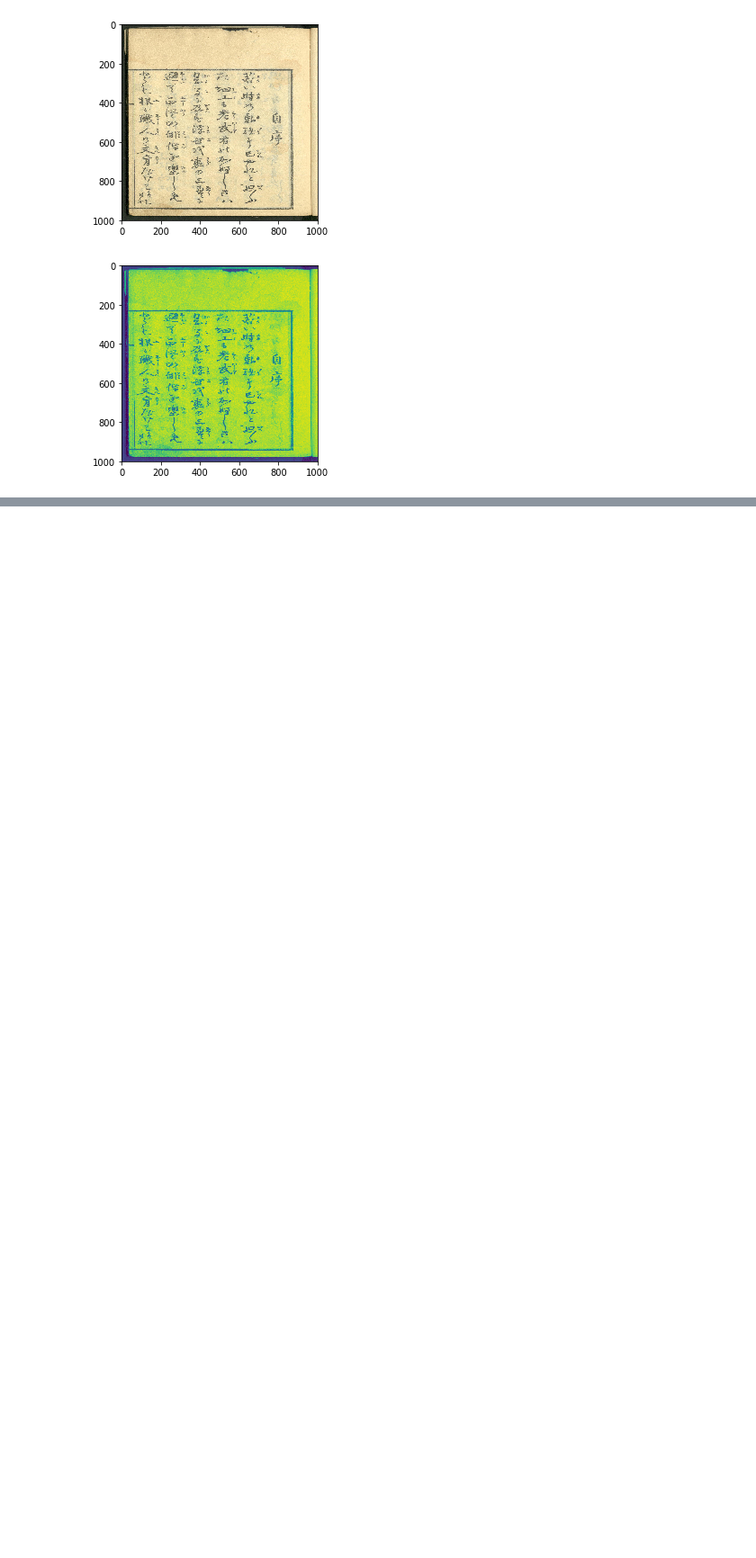
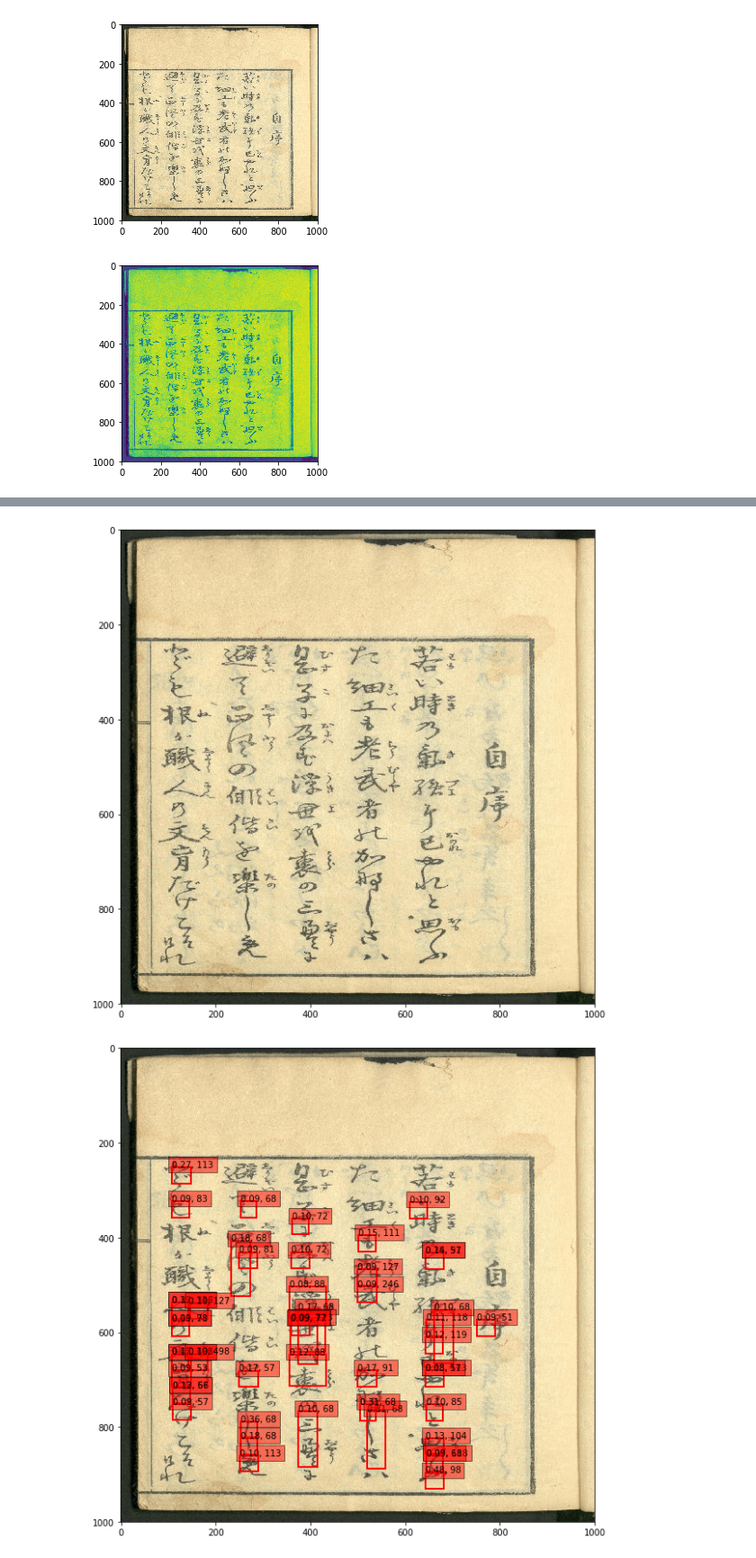
Before and after one commit to Rio114/kaggle, a Jupyter notebook: kuzushiji/gen_ssd.ipynb, the cells around one changed output, grey strips where cells are left out. Shown at 90% size. Saved outputs shown, nothing was run; the diff lists cells and outputs as text; code cells hidden in the pictures; blank space fills up the shorter version.

```diff
--- a/kuzushiji/gen_ssd.ipynb
+++ b/kuzushiji/gen_ssd.ipynb
@@ -168,0 +200,2 @@ unicode_map['U+0031']
+# %%
+result = bbox_util.detection_out(pred)
@@ -168,0 +209,53 @@ unicode_map['U+0031']
+# %%
+# Parse the outputs.`
+num_label = len(unicode_map)
+
+det_label = result[0][:, 0]
+det_conf = result[0][:, 1]
+det_xmin = result[0][:, 2]
+det_ymin = result[0][:, 3]
+det_xmax = result[0][:, 4]
+det_ymax = result[0][:, 5]
+
+# Get detections with confidence higher than 0.6.
+top_indices = [i for i, conf in enumerate(det_conf) if conf >= 0.001]
+
+top_conf = det_conf[top_indices]
+top_label_indices = det_label[top_indices].tolist()
+top_xmin = det_xmin[top_indices]
+top_ymin = det_ymin[top_indices]
+top_xmax = det_xmax[top_indices]
+top_ymax = det_ymax[top_indices]
+
+plt.figure(figsize=(10,10))
+plt.imshow(img)
+plt.show()
+
+colors = plt.cm.hsv(np.linspace(0, 1, 4)).tolist()
+plt.figure(figsize=(10,10))
+
+plt.imshow(img)
+currentAxis = plt.gca()
+
+for i in range(top_conf.shape[0]):
+    xmin = int(round(top_xmin[i] * img.shape[1]))
+    ymin = int(round(top_ymin[i] * img.shape[0]))
+    xmax = int(round(top_xmax[i] * img.shape[1]))
+    ymax = int(round(top_ymax[i] * img.shape[0]))
+    score = top_conf[i]
+    label = int(top_label_indices[i])
+#         label_name = voc_classes[label - 1]
+#     label_code = np.zeros((1, num_label))
+#     label_code[0,label] = 1
+#     label_unicode = ohe.inverse_transform(label_code)
+#     label_char = unicode_map[label_unicode[0][0]]
+    display_txt = '{:0.2f}, {}'.format(score, label)
+    coords = (xmin, ymin), xmax-xmin+1, ymax-ymin+1
+#     color = colors[label]
+    currentAxis.add_patch(plt.Rectangle(*coords, fill=False, edgecolor='red', linewidth=2))
+    currentAxis.text(xmin, ymin, display_txt, bbox={'facecolor':'red', 'alpha':0.5})
+
+plt.show()
+# %% [output]
+[figure, added]
+[figure, added]
```
Also changed, not shown: parts of 19 cells of this notebook, 3 other files.
